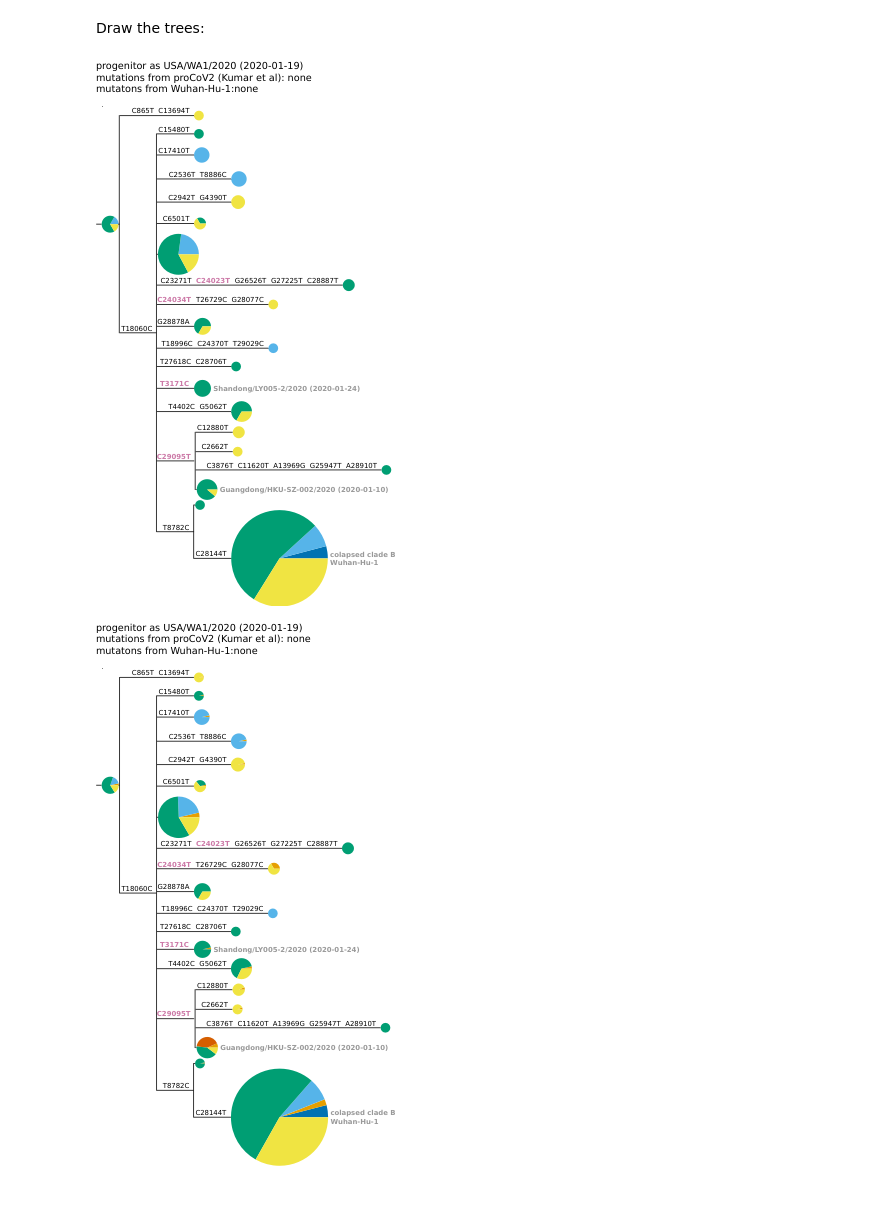
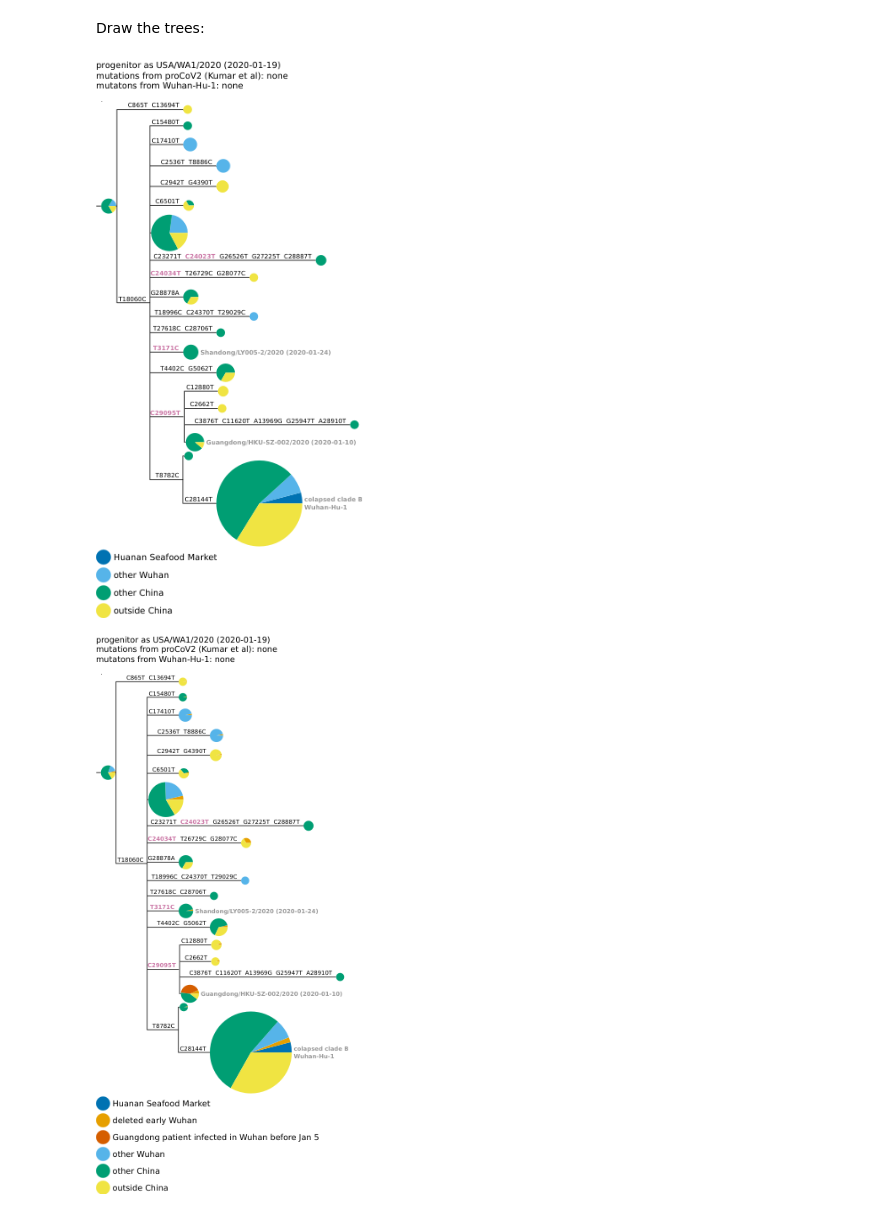
Before and after one commit to jbloom/SARS-CoV-2_PRJNA612766, a Jupyter notebook: notebooks/visualize_trees.py.ipynb, the cells around one changed output. Saved outputs shown, nothing was run; the diff lists cells and outputs as text; code cells hidden in the pictures.

Commit message:
add legends to trees

```diff
--- a/notebooks/visualize_trees.py.ipynb
+++ b/notebooks/visualize_trees.py.ipynb
@@ -298,6 +298,7 @@ def get_pretty_tree(treefile,
                     node_label_color='#999999',
                     node_labels={},
                     title_fontsize=35,
+                    draw_legend=True,
                     ):
     """Returns `(tree, tree_style)`."""
     annotations = df.set_index('representative_strain').to_dict(orient='index')
@@ -466,33 +467,54 @@ def get_pretty_tree(treefile,
     ts.scale = widthscale / height
     ts.branch_vertical_margin = heightscale
 
+    if draw_legend:
+        for loc, color in locations.items():
+            # add padding
+            for col in [0, 1]:
+                ts.legend.add_face(ete3.RectFace(0.5 * nodesizescale,
+                                                 0.5 * nodesizescale,
+                                                 'white', 'white'),
+                                   column=col)
+            # add legend
+            ts.legend.add_face(ete3.CircleFace(1.2 * nodesizescale,
+                                               color),
+                               column=0)
+            ts.legend.add_face(ete3.TextFace(' ' + loc,
+                                             fsize=title_fontsize),
+                               column=1)
+        ts.legend_position = 3  # 3 is bottom left
+
     return t, ts
 
 assert len(progenitors) == len(tree_files)
 for outgroup, (progenitor, tree_file) in itertools.product(outgroups,
                                                            zip(progenitors, tree_files)
                                                            ):
     if outgroup != 'RaTG13':
         continue  # debugging
+
     t, ts = get_pretty_tree(tree_file,
                             df=all_df_cat_cols,
                             subs_matrix=subs_matrices[progenitor],
                             progenitor=progenitor,
                             to_outgroup_muts=subs_to_outgroup[outgroup],
                             node_labels=node_labels,
                             locations=cat_colors,
                             )
     display(t.render('%%inline', tree_style=ts, w=300))
+    t.render('_temp.pdf', tree_style=ts)
+
     t_deleted, ts_deleted = get_pretty_tree(
                             tree_file,
                             df=all_plus_deleted_df,
                             subs_matrix=subs_matrices[progenitor],
                             progenitor=progenitor,
                             to_outgroup_muts=subs_to_outgroup[outgroup],
                             node_labels=node_labels,
                             locations=subcat_colors,
                             )
     display(t_deleted.render('%%inline', tree_style=ts_deleted, w=300))
+    t_deleted.render('_temp2.pdf', tree_style=ts_deleted)
 # %% [output]
-[figure, old version]
+[figure, new version]
-[figure, old version]
+[figure, new version]
```
Also changed, not shown: parts of 1 cell of this notebook.
